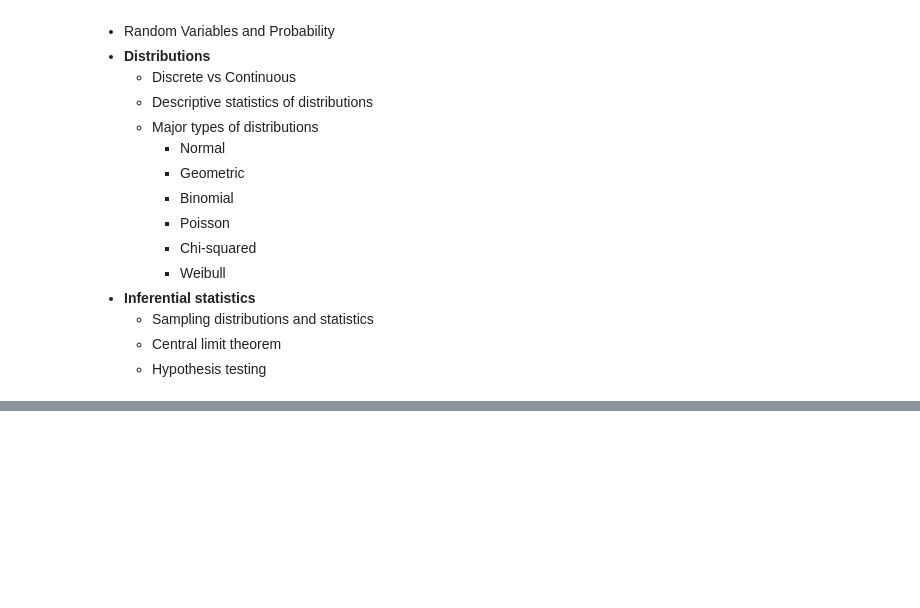
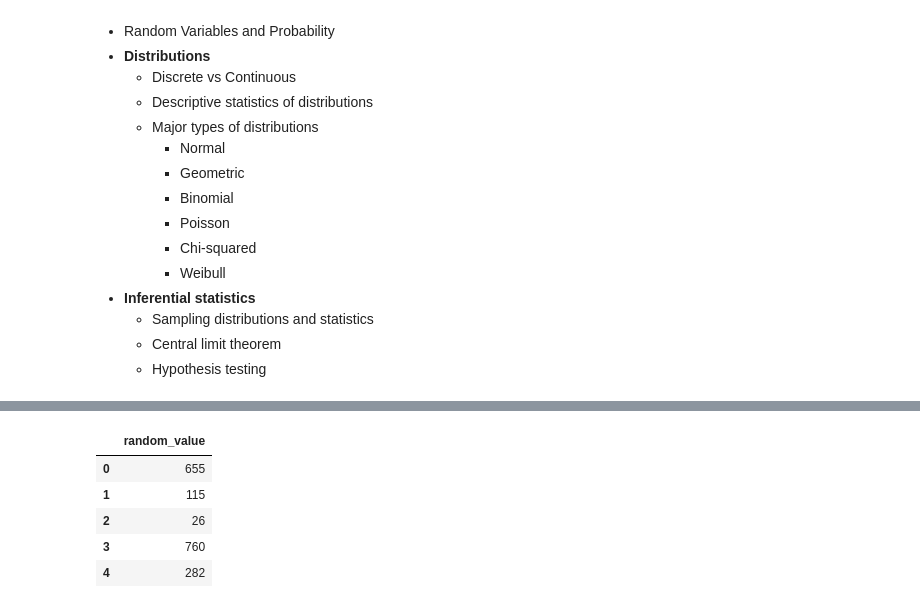
Before and after one commit to sawubona-repo/BINA-FS24-WORK, a Jupyter notebook: LB04-DescriptiveStatistics/Python/Python_JUPYTER_Descriptive_Statistics.ipynb, the cells around one changed output, grey strips where cells are left out. Cells and saved outputs as stored; diff of their text form; code cells hidden in the pictures; blank space fills up the shorter version.

```diff
--- a/LB04-DescriptiveStatistics/Python/Python_JUPYTER_Descriptive_Statistics.ipynb
+++ b/LB04-DescriptiveStatistics/Python/Python_JUPYTER_Descriptive_Statistics.ipynb
@@ -789,0 +938,9 @@ Some of the topics in descriptive statistics to look forward to are
+# %%
+df.head()
+# %% [output]
+|  | random_value |
+| 0 | 655 |
+| 1 | 115 |
+| 2 | 26 |
+| 3 | 760 |
+| 4 | 282 |
```
Also changed, not shown: parts of 39 cells of this notebook.
